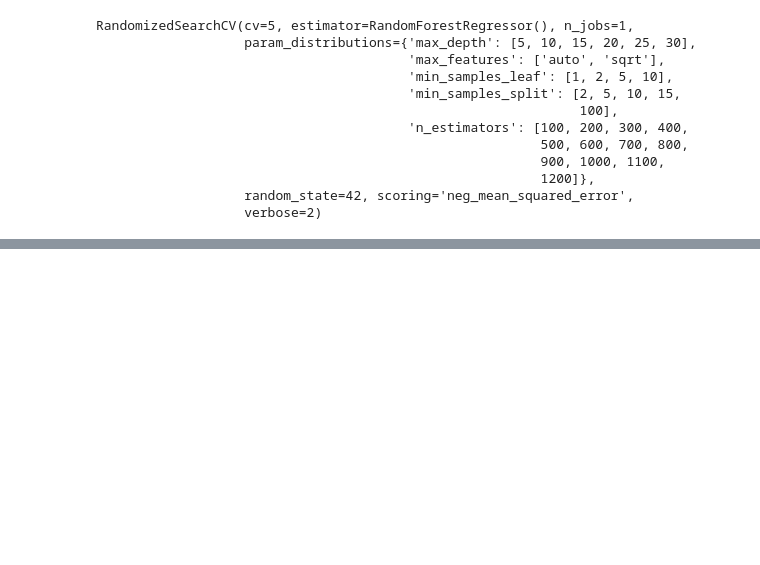
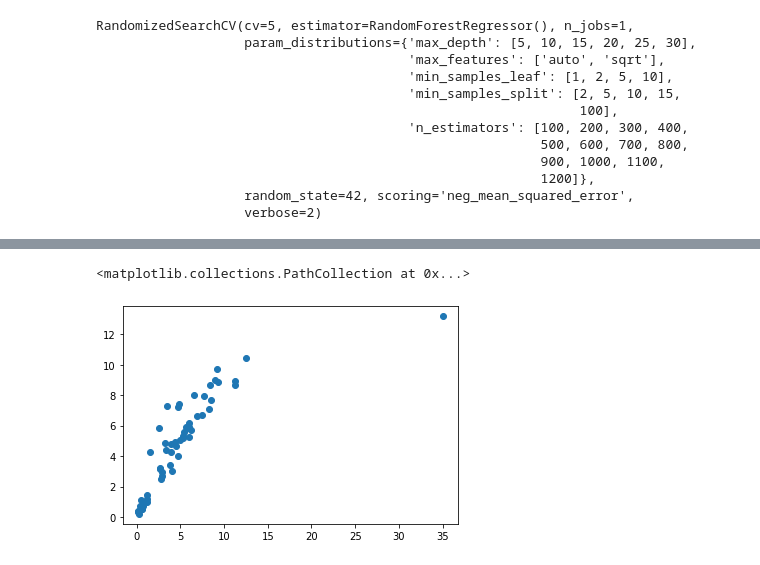
Before and after one commit to bidhyapokharel/Machine-Learning-Project, a Jupyter notebook: Untitled.ipynb, the cells around one changed output, grey strips where cells are left out. Saved outputs shown, nothing was run; the diff lists cells and outputs as text; code cells hidden in the pictures; blank space fills up the shorter version.

```diff
--- a/Untitled.ipynb
+++ b/Untitled.ipynb
@@ -378,0 +398,5 @@ predictions=rf_random
+# %%
+plt.scatter(y_test,predictions)
+# %% [output]
+<matplotlib.collections.PathCollection at 0x...>
+[figure, added]
```
Also changed, not shown: parts of 5 cells of this notebook, 1 other file.
